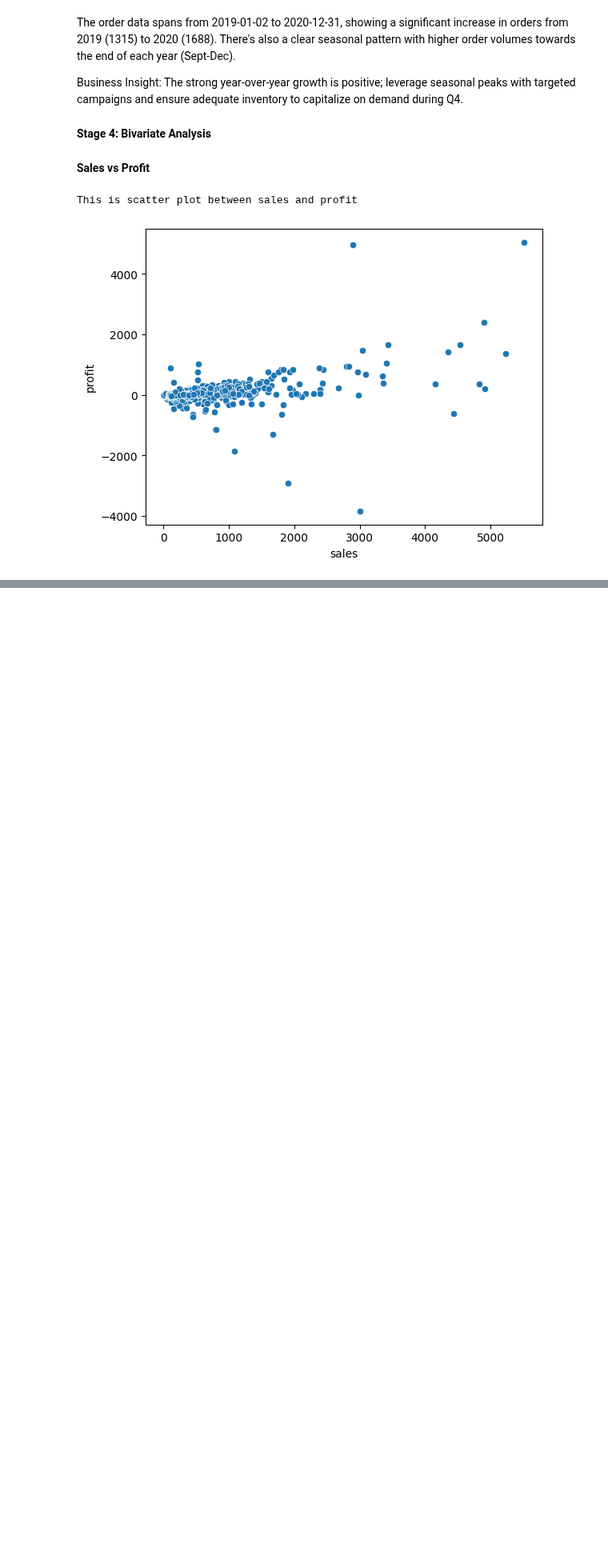
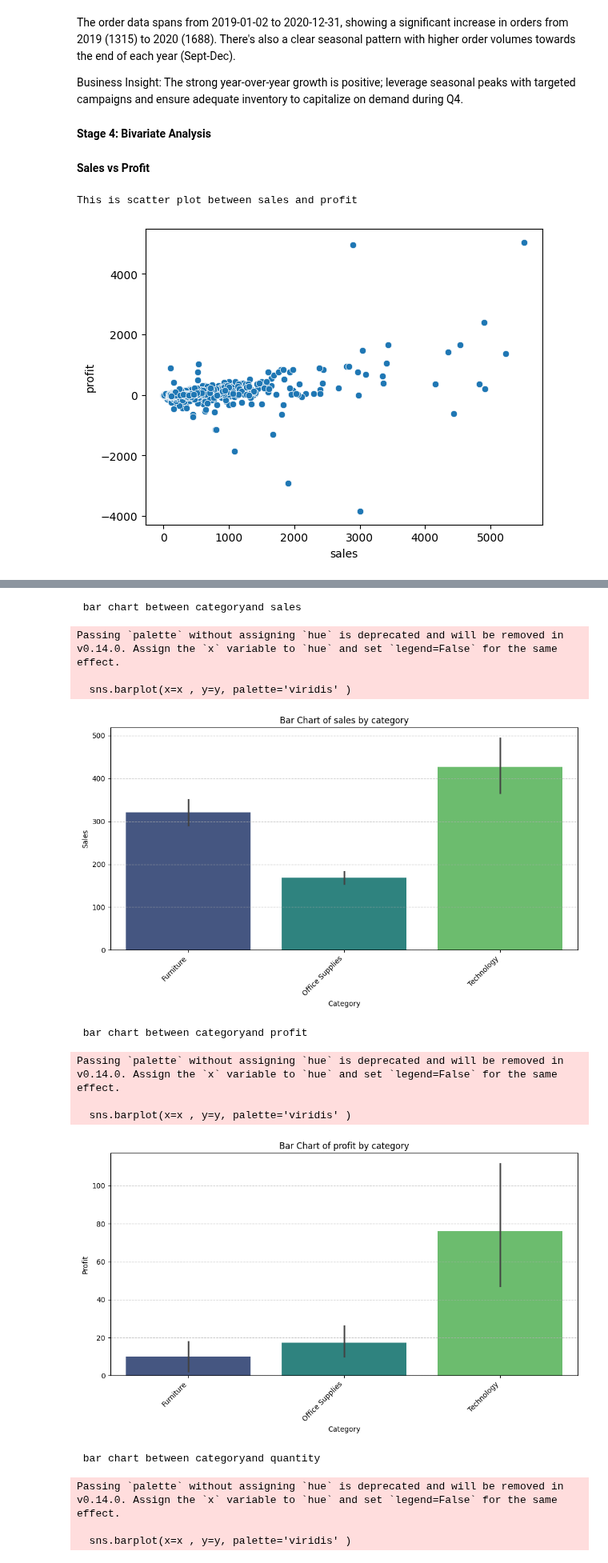
Before and after one commit to anish00ti/EDA-on-sales, a Jupyter notebook: Predictive_Ecommerce_Analytics.ipynb, the cells around one changed output, grey strips where cells are left out. Shown at 80% size. Saved outputs shown, nothing was run; the diff lists cells and outputs as text; code cells hidden in the pictures; blank space fills up the shorter version.

```diff
--- a/Predictive_Ecommerce_Analytics.ipynb
+++ b/Predictive_Ecommerce_Analytics.ipynb
@@ -622,0 +621,32 @@ Based on the scatter plot of 'sales' versus 'profit':
+# %%
+def show_barchart(x,y):
+  print(f" bar chart between {x.name}and {y.name}")
+
+  plt.figure(figsize=(10, 6))
+  sns.barplot(x=x , y=y, palette='viridis' )
+  plt.title(f'Bar Chart of {y.name} by {x.name}')
+  plt.xlabel(x.name.replace('_', ' ').title())
+  plt.ylabel(y.name.replace('_', ' ').title())
+  plt.xticks(rotation=45, ha='right') # Rotate x-axis labels for better readability
+  plt.grid(axis='y', linestyle='--', alpha=0.7) # Add a horizontal grid
+  plt.tight_layout() # Adjust layout to prevent labels from being cut off
+  plt.show()
+# %%
+show_barchart(df['category'],df['sales'])
+show_barchart(df['category'],df['profit'])
+show_barchart(df['category'],df['quantity'])
+# %% [output]
+ bar chart between categoryand sales
+Passing `palette` without assigning `hue` is deprecated and will be removed in v0.14.0. Assign the `x` variable to `hue` and set `legend=False` for the same effect.
+
+  sns.barplot(x=x , y=y, palette='viridis' )
+[figure, added]
+ bar chart between categoryand profit
+Passing `palette` without assigning `hue` is deprecated and will be removed in v0.14.0. Assign the `x` variable to `hue` and set `legend=False` for the same effect.
+
+  sns.barplot(x=x , y=y, palette='viridis' )
+[figure, added]
+ bar chart between categoryand quantity
+Passing `palette` without assigning `hue` is deprecated and will be removed in v0.14.0. Assign the `x` variable to `hue` and set `legend=False` for the same effect.
+
+  sns.barplot(x=x , y=y, palette='viridis' )
```
Also changed, not shown: parts of 22 cells of this notebook.
